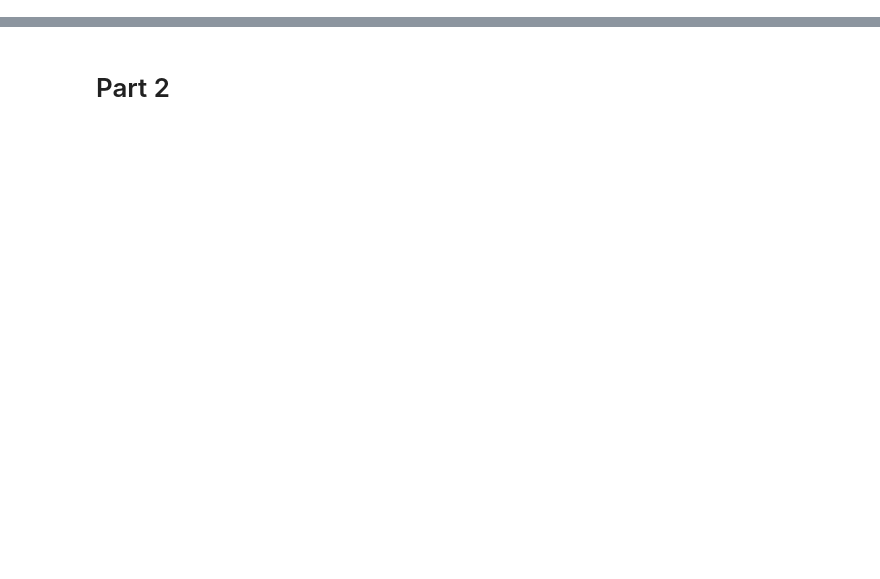
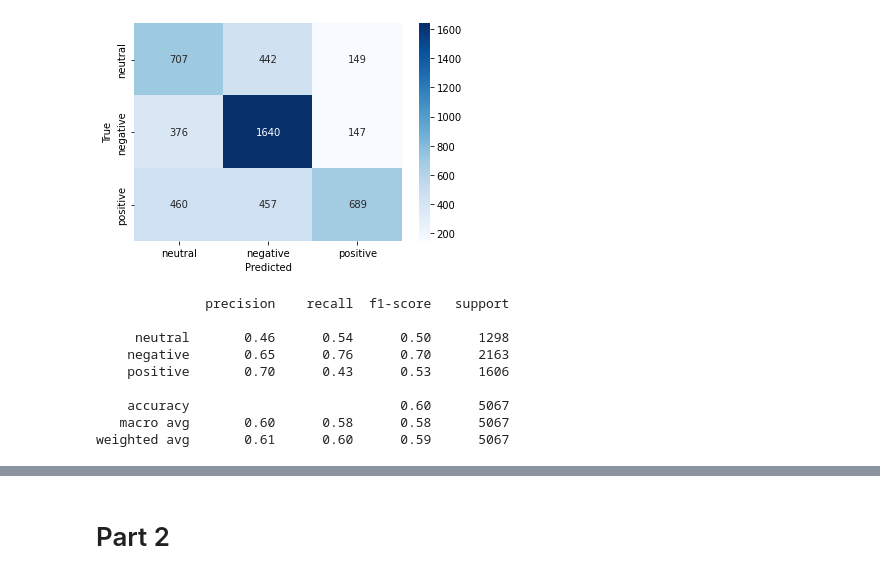
Before and after one commit to saeedzou/Multi-modal-Sentiment-Analysis-on-MSCTD-Dataset, a Jupyter notebook: Phase 3.ipynb, the cells around one changed output, grey strips where cells are left out. Saved outputs shown, nothing was run; the diff lists cells and outputs as text; code cells hidden in the pictures; blank space fills up the shorter version.

```diff
--- a/Phase 3.ipynb
+++ b/Phase 3.ipynb
@@ -447,7 +443,7 @@ plt.show()
 # %%
-test_loss = 0
-test_acc = 0
-total_samples = 0
+# confusion matrix and classification report
+y_true = []
+y_pred = []
 with torch.no_grad():
     for images, texts, labels in tqdm(test_dataloader_tokenized):
         images = images.to(device)
@@ -460,15 +456,6 @@ with torch.no_grad():
         embeddings = torch.cat((image_embeddings, text_embeddings), dim=1)
         # get the predictions
         predictions = classifier(embeddings)
-        # calculate the loss
-        loss = F.cross_entropy(predictions, labels)
-        # calculate the accuracy
-        acc = (predictions.argmax(dim=1) == labels).float().sum()
-        # update the loss and accuracy
-        test_loss += loss.item()
-        test_acc += acc.item()
-        total_samples += labels.size(0)
-# calculate the average loss and accuracy
-test_loss /= len(test_dataloader_tokenized)
-test_acc /= total_samples
-print(f"Test loss: {test_loss}, Test accuracy: {test_acc}")
+        # get the labels
+        y_true.extend(labels.tolist())
+        y_pred.extend(predictions.argmax(dim=1).tolist())
@@ -476,0 +462,20 @@ Test loss: 0.9487387879089739, Test accuracy: 0.5983816854154332
+# %%
+# confusion matrix
+cm = sns.heatmap(confusion_matrix(y_true, y_pred), annot=True, fmt='d', cmap='Blues', xticklabels=['neutral', 'negative', 'positive'], yticklabels=['neutral', 'negative', 'positive'])
+cm.set_xlabel('Predicted')
+cm.set_ylabel('True')
+plt.show()
+# classification report
+print('\n\n')
+print(classification_report(y_true, y_pred, target_names=['neutral', 'negative', 'positive']))
+# %% [output]
+[figure, added]
+              precision    recall  f1-score   support
+
+     neutral       0.46      0.54      0.50      1298
+    negative       0.65      0.76      0.70      2163
+    positive       0.70      0.43      0.53      1606
+
+    accuracy                           0.60      5067
+   macro avg       0.60      0.58      0.58      5067
+weighted avg       0.61      0.60      0.59      5067
```
Also changed, not shown: parts of 28 cells of this notebook.
